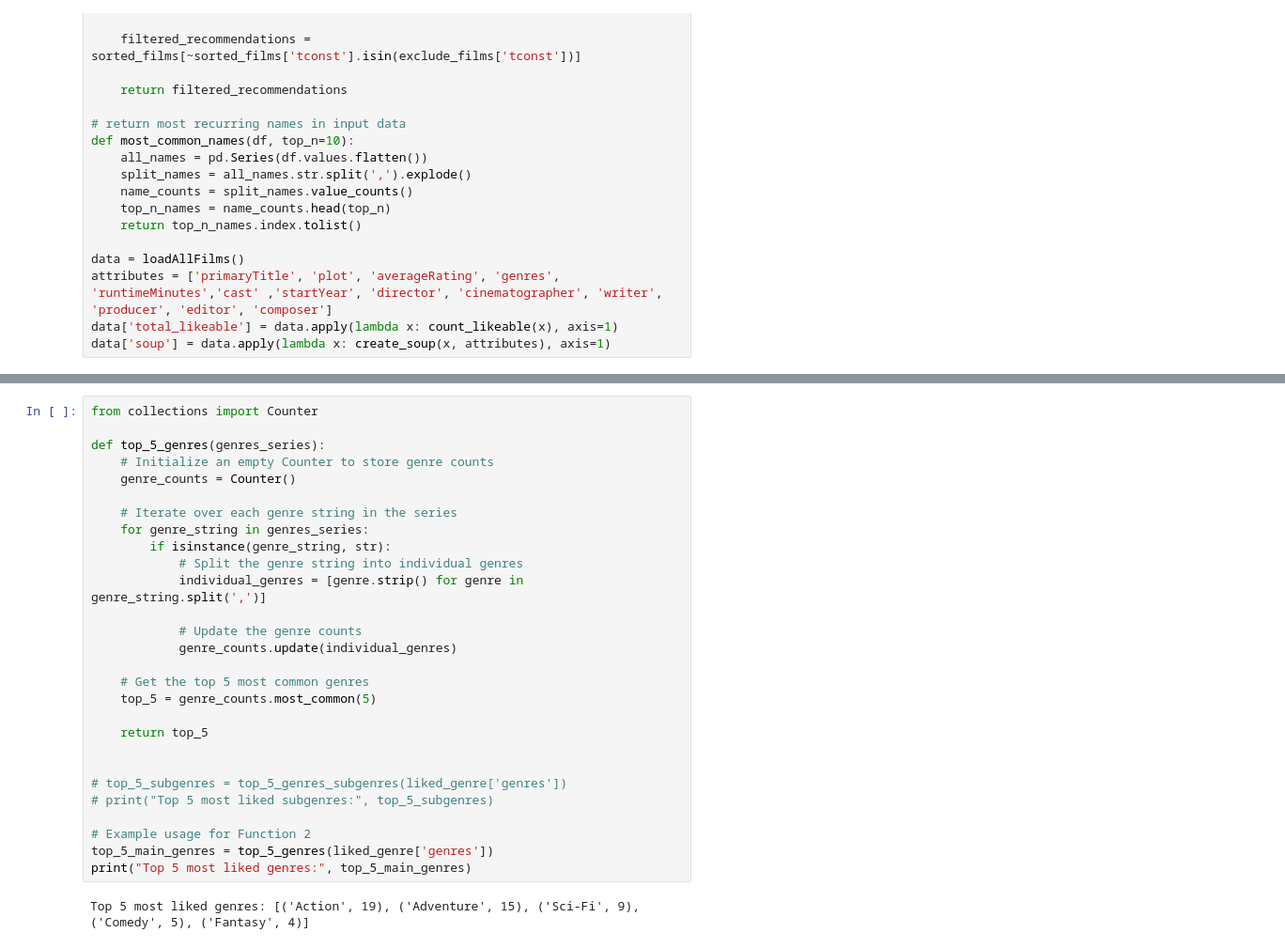
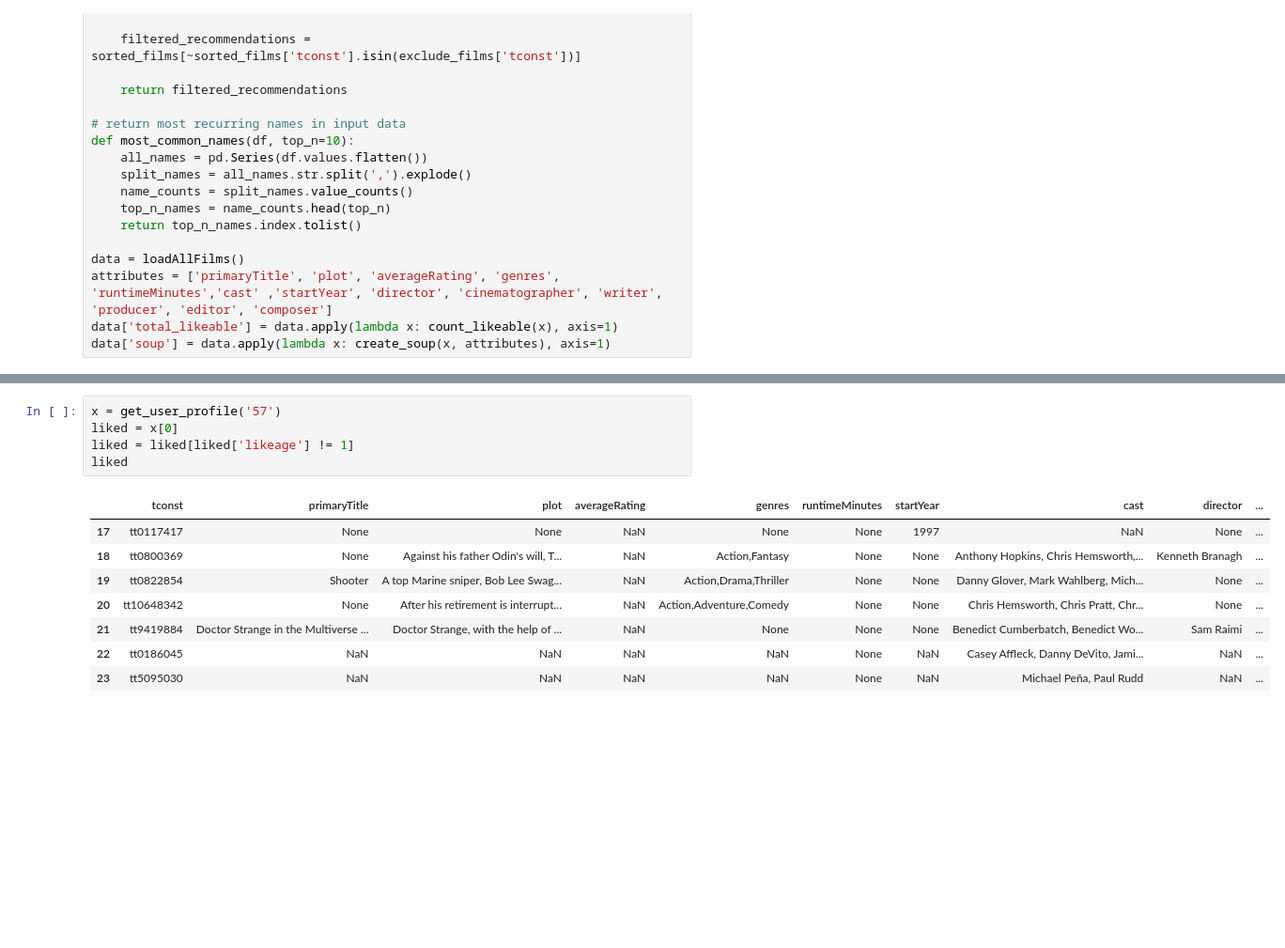
Before and after one commit to Roland-02/Cinephile.com, a Jupyter notebook: recommendEngine.ipynb, the cells around one changed output, grey strips where cells are left out. Shown at 94% size. Saved outputs shown, nothing was run; the diff lists cells and outputs as text; blank space fills up the shorter version.

Commit message:
added viewing liked films on profile, with styling

```diff
--- a/recommendEngine.ipynb
+++ b/recommendEngine.ipynb
@@ -1008,30 +1008,14 @@ liked_genre
-# %%
-from collections import Counter
-
-def top_5_genres(genres_series):
-    # Initialize an empty Counter to store genre counts
-    genre_counts = Counter()
-
-    # Iterate over each genre string in the series
-    for genre_string in genres_series:
-        if isinstance(genre_string, str):
-            # Split the genre string into individual genres
-            individual_genres = [genre.strip() for genre in genre_string.split(',')]
-
-            # Update the genre counts
-            genre_counts.update(individual_genres)
-
-    # Get the top 5 most common genres
-    top_5 = genre_counts.most_common(5)
-
-    return top_5
-
-
-# top_5_subgenres = top_5_genres_subgenres(liked_genre['genres'])
-# print("Top 5 most liked subgenres:", top_5_subgenres)
-
-# Example usage for Function 2
-top_5_main_genres = top_5_genres(liked_genre['genres'])
-print("Top 5 most liked genres:", top_5_main_genres)
-# %% [output]
-Top 5 most liked genres: [('Action', 19), ('Adventure', 15), ('Sci-Fi', 9), ('Comedy', 5), ('Fantasy', 4)]
+# %%
+x = get_user_profile('57')
+liked = x[0]
+liked = liked[liked['likeage'] != 1]
+liked
+# %% [output]
+|  | tconst | primaryTitle | plot | averageRating | genres | runtimeMinutes | startYear | cast | director | ... |
+| 17 | tt0117417 | None | None | NaN | None | None | 1997 | NaN | None | ... |
+| 18 | tt0800369 | None | Against his father Odin's will, T... | NaN | Action,Fantasy | None | None | Anthony Hopkins, Chris Hemsworth,... | Kenneth Branagh | ... |
+| 19 | tt0822854 | Shooter | A top Marine sniper, Bob Lee Swag... | NaN | Action,Drama,Thriller | None | None | Danny Glover, Mark Wahlberg, Mich... | None | ... |
+| 20 | tt10648342 | None | After his retirement is interrupt... | NaN | Action,Adventure,Comedy | None | None | Chris Hemsworth, Chris Pratt, Chr... | None | ... |
+| 21 | tt9419884 | Doctor Strange in the Multiverse ... | Doctor Strange, with the help of ... | NaN | None | None | None | Benedict Cumberbatch, Benedict Wo... | Sam Raimi | ... |
+| 22 | tt0186045 | NaN | NaN | NaN | NaN | None | NaN | Casey Affleck, Danny DeVito, Jami... | NaN | ... |
+| 23 | tt5095030 | NaN | NaN | NaN | NaN | None | NaN | Michael Peña, Paul Rudd | NaN | ... |
```
Also changed, not shown: parts of 2 cells of this notebook, 6 other files.
